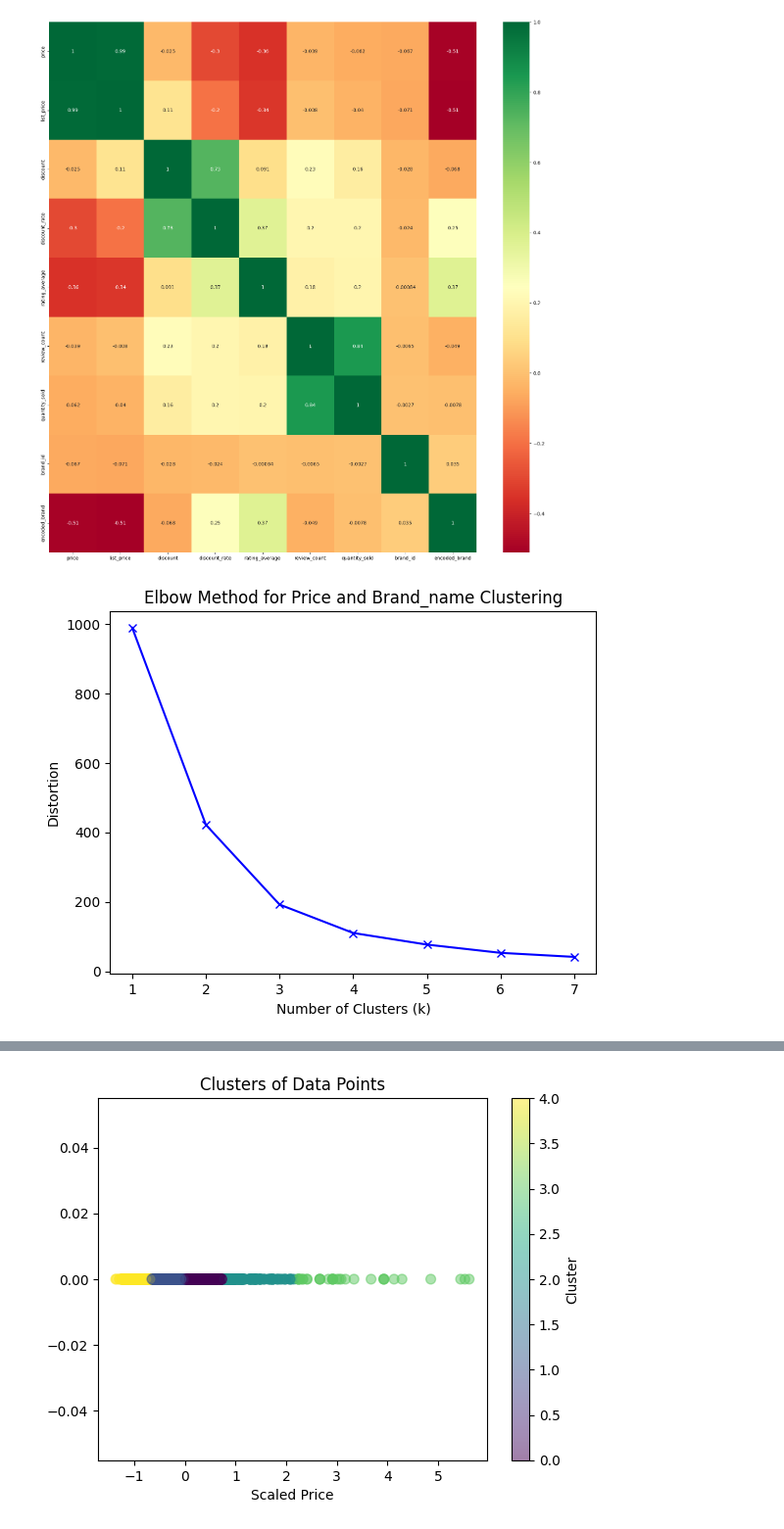
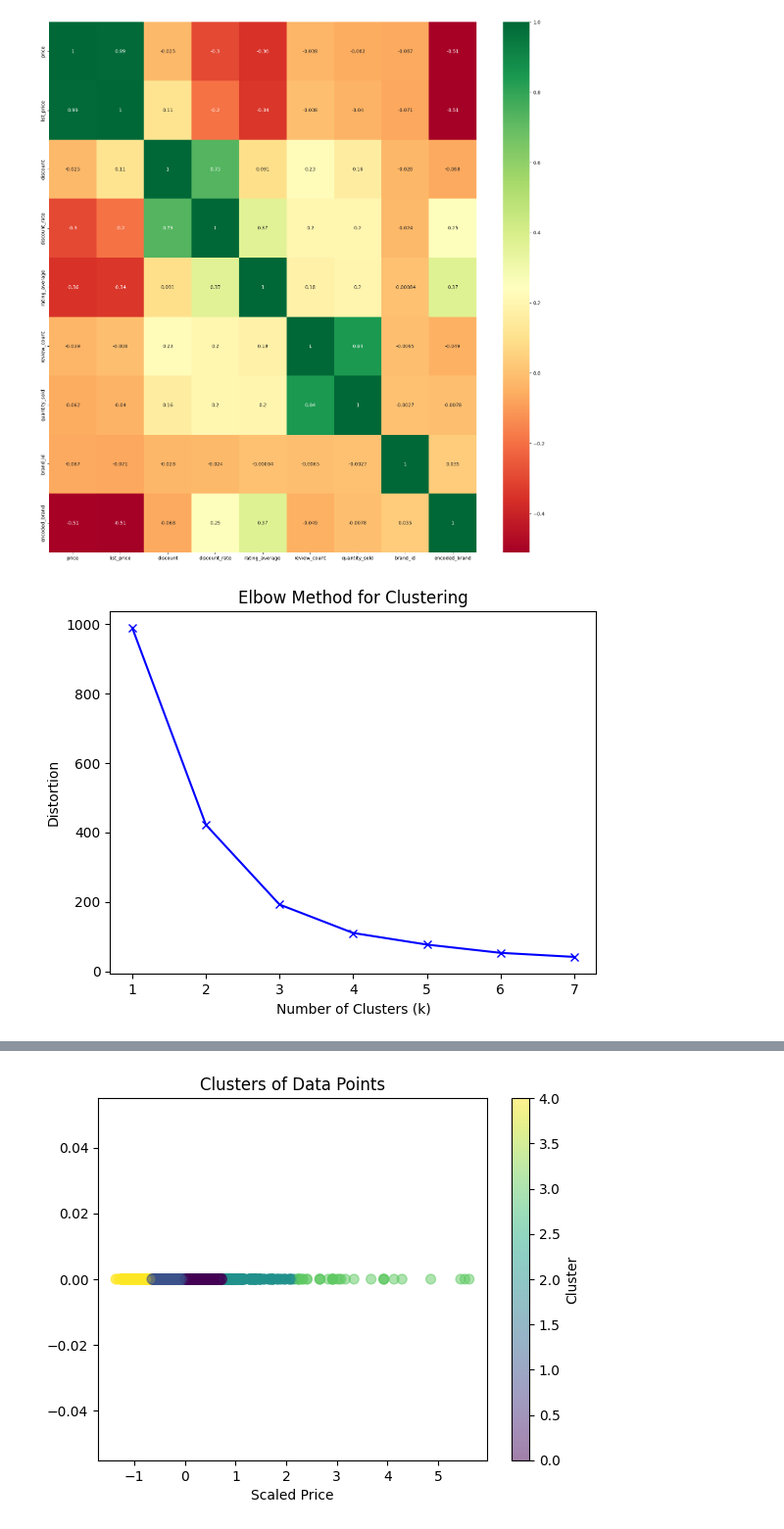
Before and after one commit to truong-nguyen310/DS-DUT-Tiki, a Jupyter notebook: xuly.ipynb, the cells around one changed output, grey strips where cells are left out. Shown at 98% size. Cells and saved outputs as stored; diff of their text form; code cells hidden in the pictures.

```diff
--- a/xuly.ipynb
+++ b/xuly.ipynb
@@ -876,37 +876,33 @@ g = sns.heatmap(clean_data[top_corr_features].corr(), annot=True, cmap='RdYlGn')
 # %% [output]
 [figure]
 # %%
-import pandas as pd
-from sklearn.cluster import KMeans
-import matplotlib.pyplot as plt
-from sklearn.preprocessing import StandardScaler
+def elbow_method(data, features):
+    # Standardize the data if necessary
+    scaler = StandardScaler()
+    data_scaled = scaler.fit_transform(data[features])
 
-clean_data['encoded_brand'] = encoded_brand_vector
+    # Number of clusters to test (k)
+    k_values = range(1, 8)
 
+    # Distortion (inertia) for each k
+    distortions = []
+    for k in k_values:
+        kmeans = KMeans(n_clusters=k, random_state=42)
+        kmeans.fit(data_scaled)
+        distortions.append(kmeans.inertia_)
+
+    # Plot the Elbow Method
+    plt.plot(k_values, distortions, 'bx-')
+    plt.xlabel('Number of Clusters (k)')
+    plt.ylabel('Distortion')
+    plt.title('Elbow Method for Clustering')
+    plt.show()
+
+# Example usage:
 features = ['price']
-
-# Tiêu chuẩn hóa dữ liệu nếu cần thiết
-scaler = StandardScaler()
-data_scaled = scaler.fit_transform(data[features])
-
-# Số lượng cụm thử nghiệm (k)
-k_values = range(1, 8)
-
-# Tổng bình phương khoảng cách từ mỗi điểm đến trung tâm cụm gần nhất
-distortions = []
-for k in k_values:
-    kmeans = KMeans(n_clusters=k, random_state=42)
-    kmeans.fit(data_scaled)
-    distortions.append(kmeans.inertia_)
-
-# Vẽ biểu đồ Elbow
-plt.plot(k_values, distortions, 'bx-')
-plt.xlabel('Number of Clusters (k)')
-plt.ylabel('Distortion')
-plt.title('Elbow Method for Price and Brand_name Clustering')
-plt.show()
+elbow_method(clean_data, features)
 # %% [output]
-[figure, old version]
+[figure, new version]
 # %%
 # Choose k = 5
 k =5
```
Also changed, not shown: parts of 2 cells of this notebook, 2 other files.
